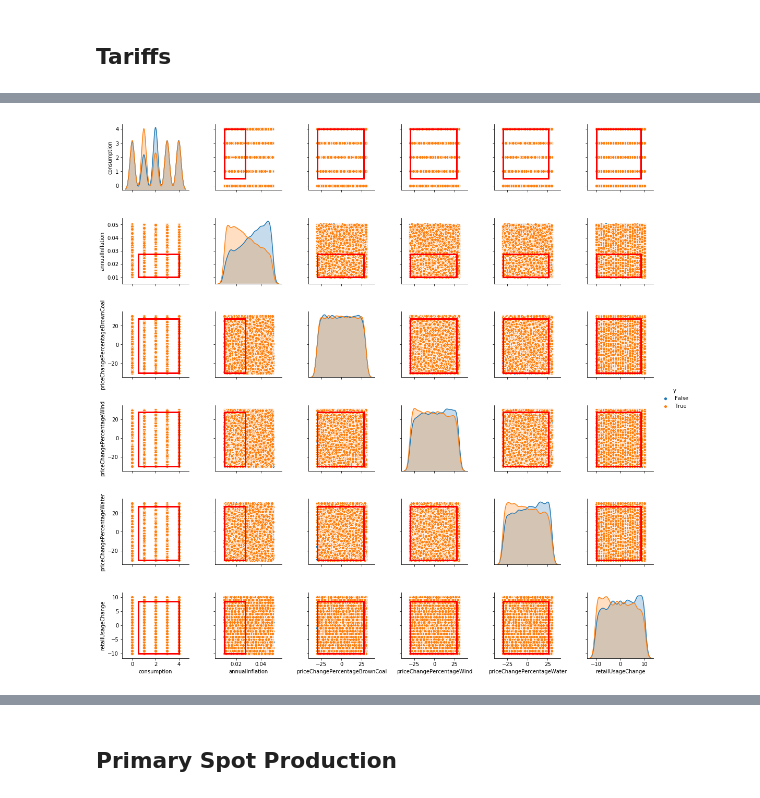
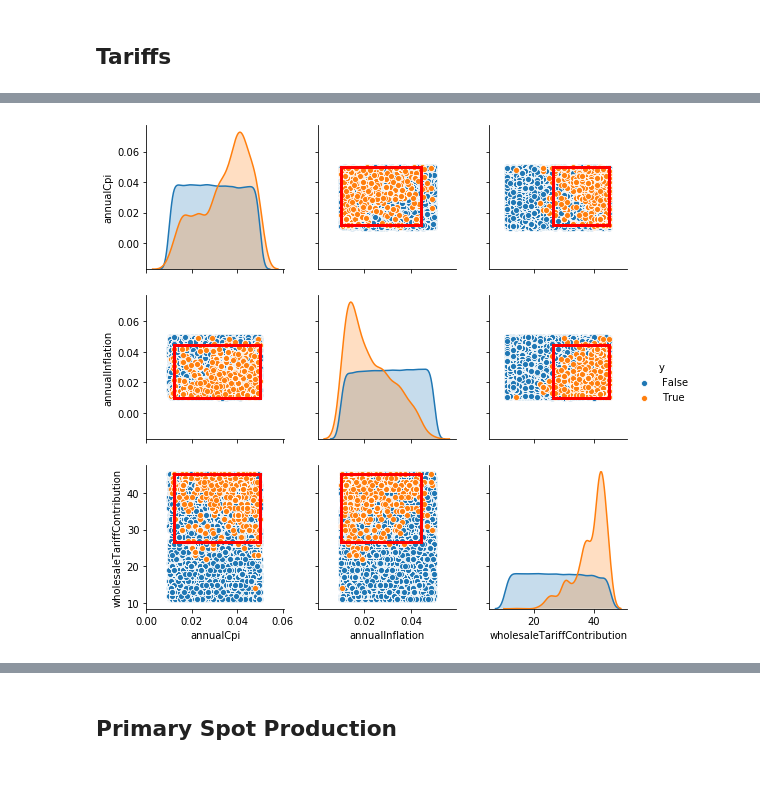
Before and after one commit to gr4sp/simulationEngine, a Jupyter notebook: experiments/notebookGr4sp/ema_gr4sp_PRIM.ipynb, the cells around one changed output, grey strips where cells are left out. Saved outputs shown, nothing was run; the diff lists cells and outputs as text; code cells hidden in the pictures.

```diff
--- a/experiments/notebookGr4sp/ema_gr4sp_PRIM.ipynb
+++ b/experiments/notebookGr4sp/ema_gr4sp_PRIM.ipynb
@@ -94,3 +156,24 @@ results = load_households(r'C:\Users\angel\Documents\GitHub\gr4sp\experiments\da
+# %%
+""" Converts household data in tCO2e into total residential data in MtCO2e"""
+data_GHG_residential = (data_GHG_household * outcomes_filtered['numConsumersYear']) / 1000000.0
+
+""" Applies scaling factor used in simulation, so that data represents total emissions, not only residential (30%)"""
+data_GHG_total = data_GHG_residential / 0.3
+
+"""Overwrite GHG with the data of interest"""
+outcomes_filtered[ooi] = data_GHG_total
+# %%
+ooi = 'consumptionYear'
+data_consumption_household = outcomes_filtered[ooi]
+# %%
+""" Converts household data in KWh into total residential data in MWh"""
+data_consumption_residential = (data_consumption_household * outcomes_filtered['numConsumersYear']) / 1000.0
+
+""" Applies scaling factor used in simulation, so that data represents total consumption, not only residential"""
+data_consumption_total = data_consumption_residential / 0.3
+
+"""Overwrite Consumption with the data of interest"""
+outcomes_filtered[ooi] = data_consumption_total
 # %% [markdown]
 # Target functions
 # %%
@@ -346,14 +835,12 @@ plt.show()
 # %% [markdown]
 ## Tariffs
 # %%
-# Subset Sool levers
-selected_levers = list(['consumption','rooftopPV','annualInflation','priceChangePercentageBrownCoal',
-                        'priceChangePercentageWind','priceChangePercentageWater',
-                        'capacityFactorChangeWater','retailUsageChange'])
+# Subset Sool levers/uncertainties
+selected_uncertainties = uncertainties
 
 #selected_levers = levers
 ooi = 'tariffsYear'
-data = outcomes[ooi]
+data = outcomes_filtered[ooi]
 
 num_exp = len(data)
 out_avg_ooi = np.zeros(num_exp)
@@ -363,4 +850,4 @@ for i in range(num_exp):
 
 exp = pd.DataFrame(experiments)
 
-exp = exp.loc[ :, selected_levers]
+exp = exp.loc[ :, selected_uncertainties]
@@ -422,6 +987,6 @@ consumption                      [0.00022231227699612516, -1.0]
 # %%
-box1.select(21)
-fig = box1.show_pairs_scatter(21)
+box1.select(12)
+fig = box1.show_pairs_scatter(12)
 plt.show()
 # %% [output]
-[figure, old version]
+[figure, new version]
```
Also changed, not shown: parts of 186 cells of this notebook.
